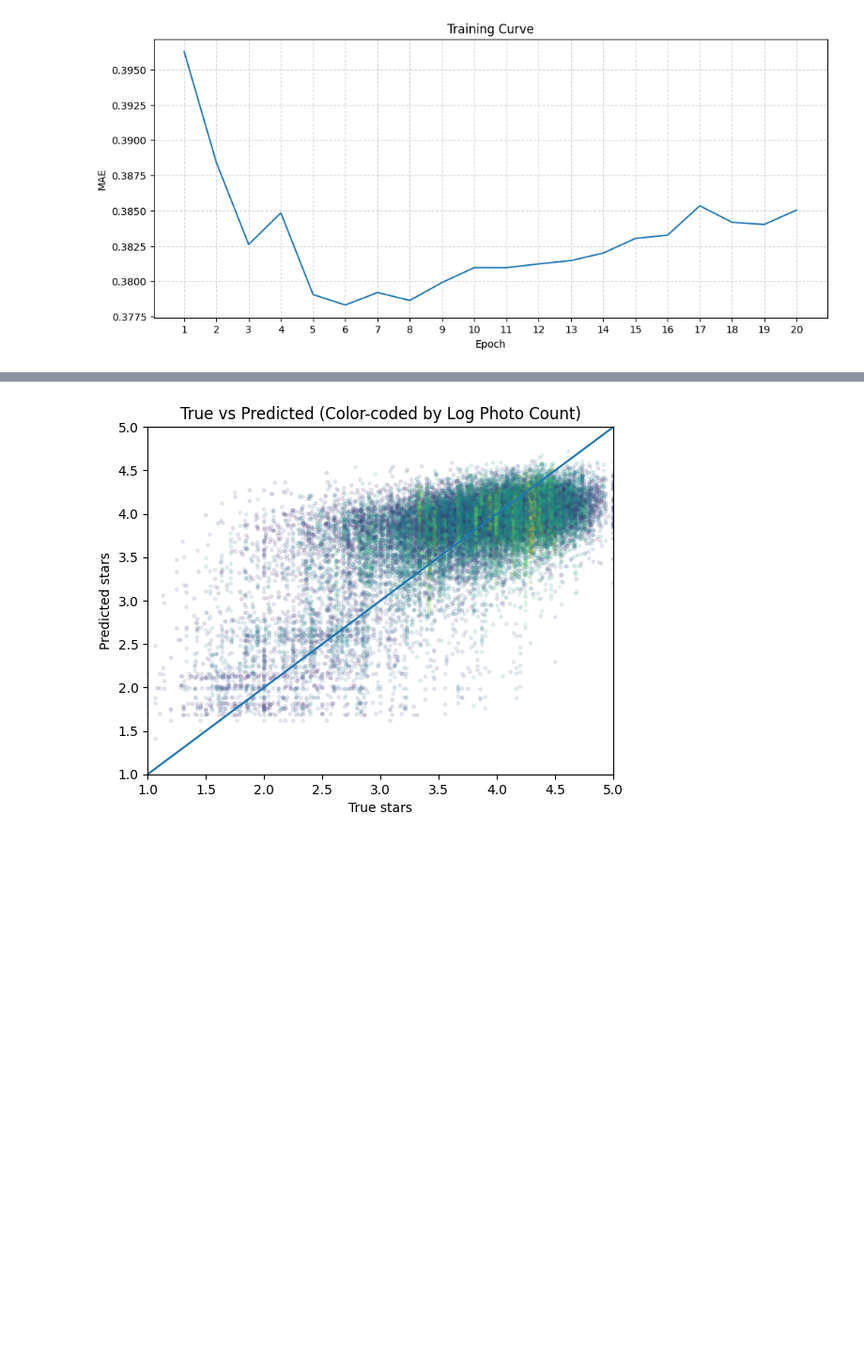
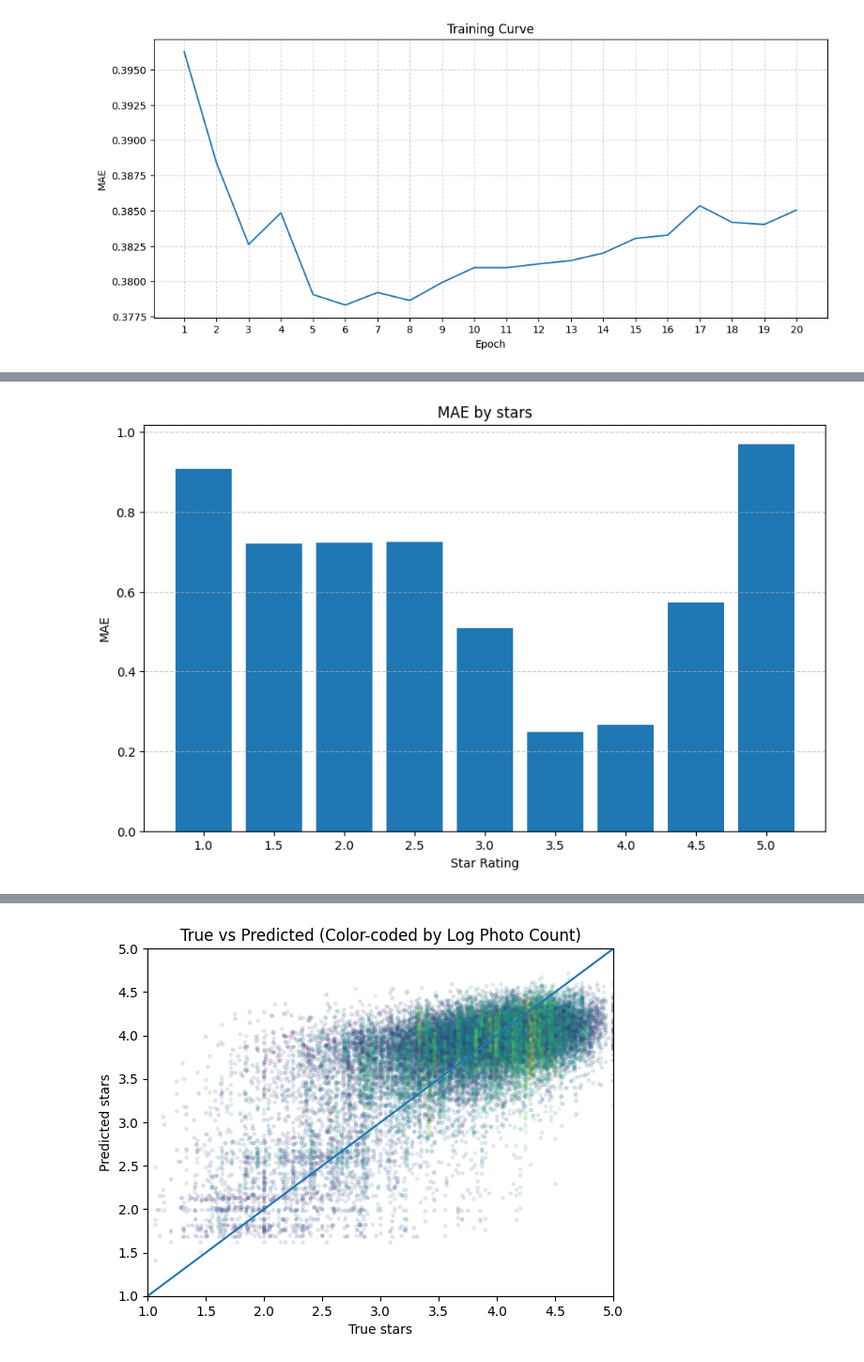
Before and after one commit to ascandone/yelp-prediction, a Jupyter notebook: predictions-analysis.ipynb, the cells around one changed output, grey strips where cells are left out. Shown at 94% size. Saved outputs shown, nothing was run; the diff lists cells and outputs as text; code cells hidden in the pictures; blank space fills up the shorter version.

Commit message:
add plots

```diff
--- a/predictions-analysis.ipynb
+++ b/predictions-analysis.ipynb
@@ -124,6 +124,19 @@ def _get_best_table_by(col: str):
 
 best_epoch, best_epoch_table = _get_best_table_by("mae")
 display(best_epoch_table)
+
+step_size = 0.5
+
+floored_stars_q = (pl.col("actual") / step_size).floor() * step_size
+
+grouped = (
+    best_epoch_table.group_by(floored_stars_q.alias("stars"))
+    .agg(
+        pl.col("abs_error").mean().alias("mae"),
+        pl.col("error").pow(2).mean().alias("mse"),
+    )
+    .sort("stars")
+)
 # %% [output]
 shape: (33_799, 9)
 | photo_id | business_id | business_photo_count | label | business_review_count | prediction | actual | error | ... |
@@ -139,3 +152,17 @@ shape: (33_799, 9)
 | "nlYG1lzyaVrlEOjT4t3LSw" | "zURelxN8KhAmi3uxuQtC_g" | 6 | "food" | 62 | 4.008522 | 3.919355 | 0.089167 | ... |
 | "IysGKCsVb50hB0GqzASTUw" | "zURelxN8KhAmi3uxuQtC_g" | 6 | "outside" | 62 | 3.991724 | 3.919355 | 0.072369 | ... |
 | "KB8VS0TaD7-0US5cZsJSlQ" | "zURelxN8KhAmi3uxuQtC_g" | 6 | "food" | 62 | 4.012288 | 3.919355 | 0.092933 | ... |
+# %%
+plt.figure(figsize=(10, 6))
+plt.bar(
+    x=grouped["stars"],
+    height=grouped["mae"],
+    width=0.4,
+)
+plt.title("MAE by stars")
+plt.xlabel("Star Rating")
+plt.ylabel("MAE")
+plt.grid(axis="y", linestyle="--", alpha=0.7)
+plt.xticks([x/2+1 for x in range(9)]);
+# %% [output]
+[figure, added]
```
Also changed, not shown: parts of 2 cells of this notebook.
